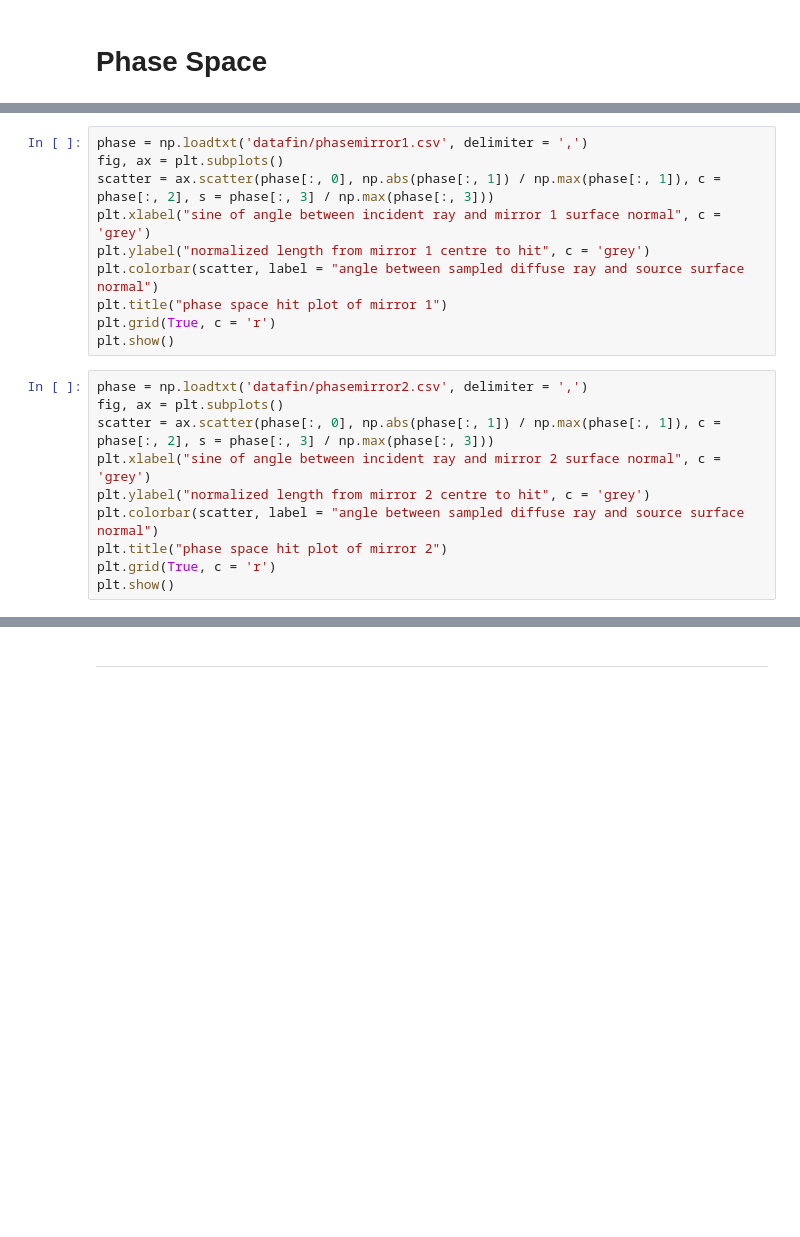
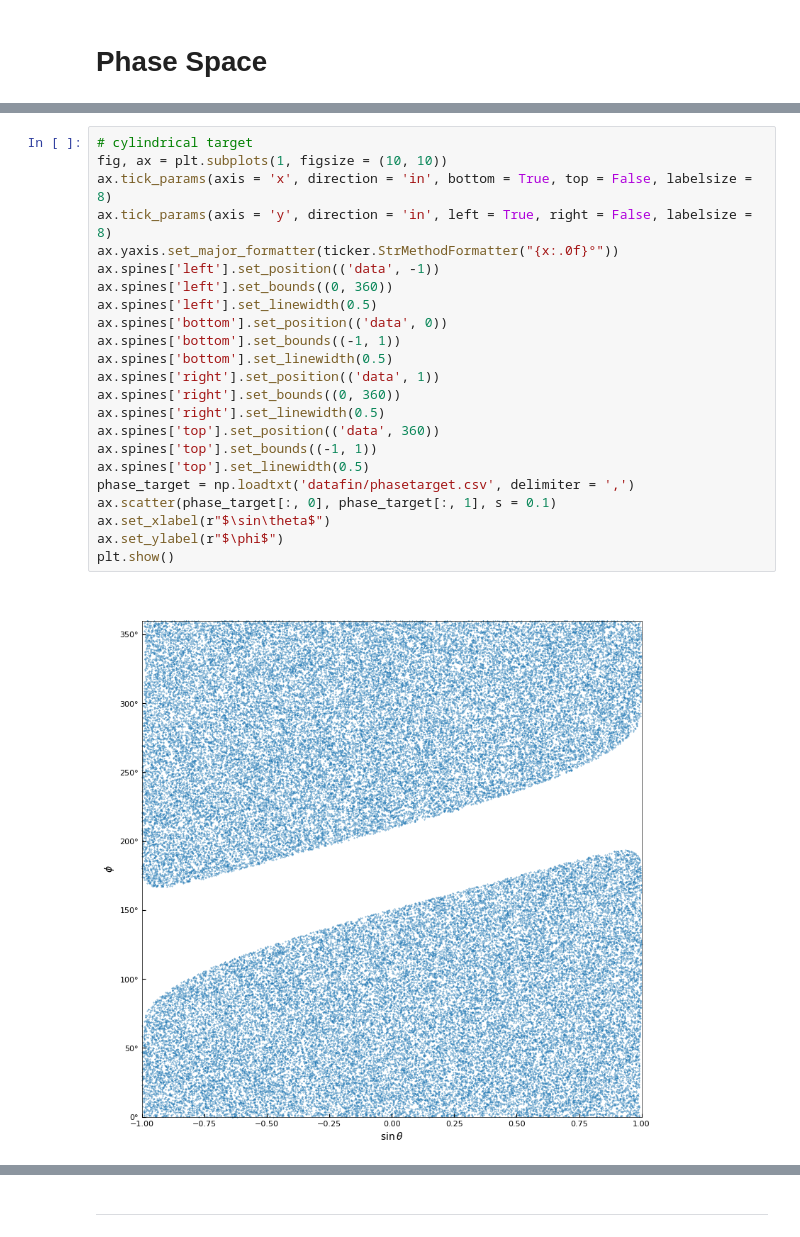
Before and after one commit to ssteinberg/solar_optical_concentrator, a Jupyter notebook: plotfin.ipynb, the cells around one changed output, grey strips where cells are left out. Saved outputs shown, nothing was run; the diff lists cells and outputs as text; blank space fills up the shorter version.

```diff
--- a/plotfin.ipynb
+++ b/plotfin.ipynb
@@ -104,20 +141,25 @@ plt.show()
-# %%
-phase = np.loadtxt('datafin/phasemirror1.csv', delimiter = ',')
-fig, ax = plt.subplots()
-scatter = ax.scatter(phase[:, 0], np.abs(phase[:, 1]) / np.max(phase[:, 1]), c = phase[:, 2], s = phase[:, 3] / np.max(phase[:, 3]))
-plt.xlabel("sine of angle between incident ray and mirror 1 surface normal", c = 'grey')
-plt.ylabel("normalized length from mirror 1 centre to hit", c = 'grey')
-plt.colorbar(scatter, label = "angle between sampled diffuse ray and source surface normal")
-plt.title("phase space hit plot of mirror 1")
-plt.grid(True, c = 'r')
-plt.show()
-# %%
-phase = np.loadtxt('datafin/phasemirror2.csv', delimiter = ',')
-fig, ax = plt.subplots()
-scatter = ax.scatter(phase[:, 0], np.abs(phase[:, 1]) / np.max(phase[:, 1]), c = phase[:, 2], s = phase[:, 3] / np.max(phase[:, 3]))
-plt.xlabel("sine of angle between incident ray and mirror 2 surface normal", c = 'grey')
-plt.ylabel("normalized length from mirror 2 centre to hit", c = 'grey')
-plt.colorbar(scatter, label = "angle between sampled diffuse ray and source surface normal")
-plt.title("phase space hit plot of mirror 2")
-plt.grid(True, c = 'r')
-plt.show()
+# %%
+# cylindrical target
+fig, ax = plt.subplots(1, figsize = (10, 10))
+ax.tick_params(axis = 'x', direction = 'in', bottom = True, top = False, labelsize = 8)
+ax.tick_params(axis = 'y', direction = 'in', left = True, right = False, labelsize = 8)
+ax.yaxis.set_major_formatter(ticker.StrMethodFormatter("{x:.0f}°"))
+ax.spines['left'].set_position(('data', -1))
+ax.spines['left'].set_bounds((0, 360))
+ax.spines['left'].set_linewidth(0.5)
+ax.spines['bottom'].set_position(('data', 0))
+ax.spines['bottom'].set_bounds((-1, 1))
+ax.spines['bottom'].set_linewidth(0.5)
+ax.spines['right'].set_position(('data', 1))
+ax.spines['right'].set_bounds((0, 360))
+ax.spines['right'].set_linewidth(0.5)
+ax.spines['top'].set_position(('data', 360))
+ax.spines['top'].set_bounds((-1, 1))
+ax.spines['top'].set_linewidth(0.5)
+phase_target = np.loadtxt('datafin/phasetarget.csv', delimiter = ',')
+ax.scatter(phase_target[:, 0], phase_target[:, 1], s = 0.1)
+ax.set_xlabel(r"$\sin\theta$")
+ax.set_ylabel(r"$\phi$")
+plt.show()
+# %% [output]
+[figure, added]
```
Also changed, not shown: parts of 22 cells of this notebook, 33 other files.
